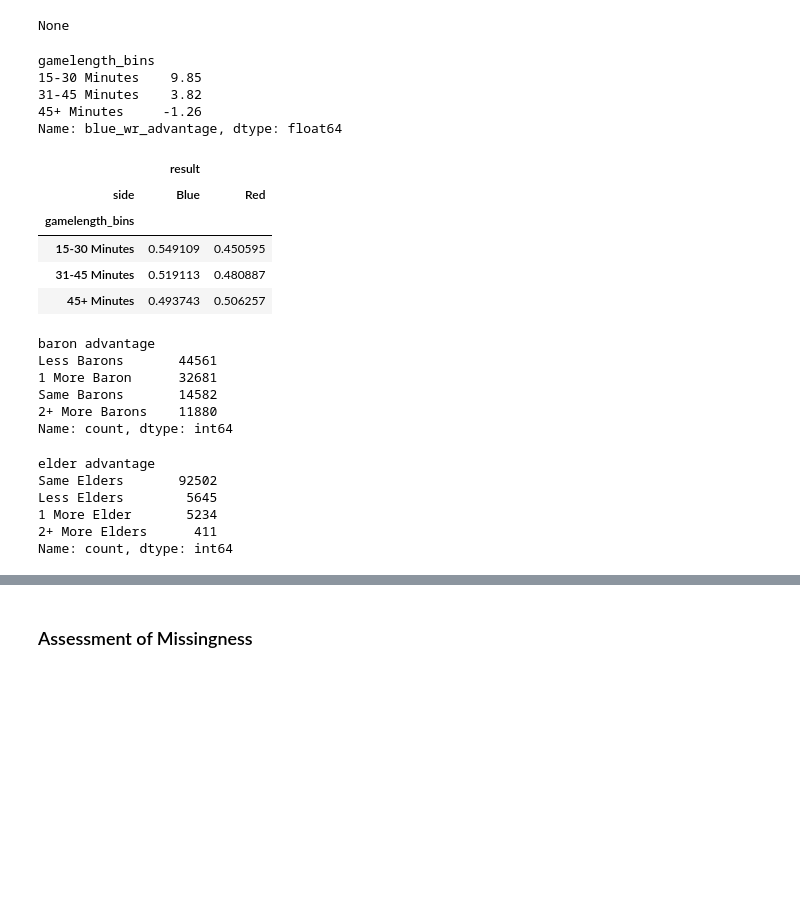
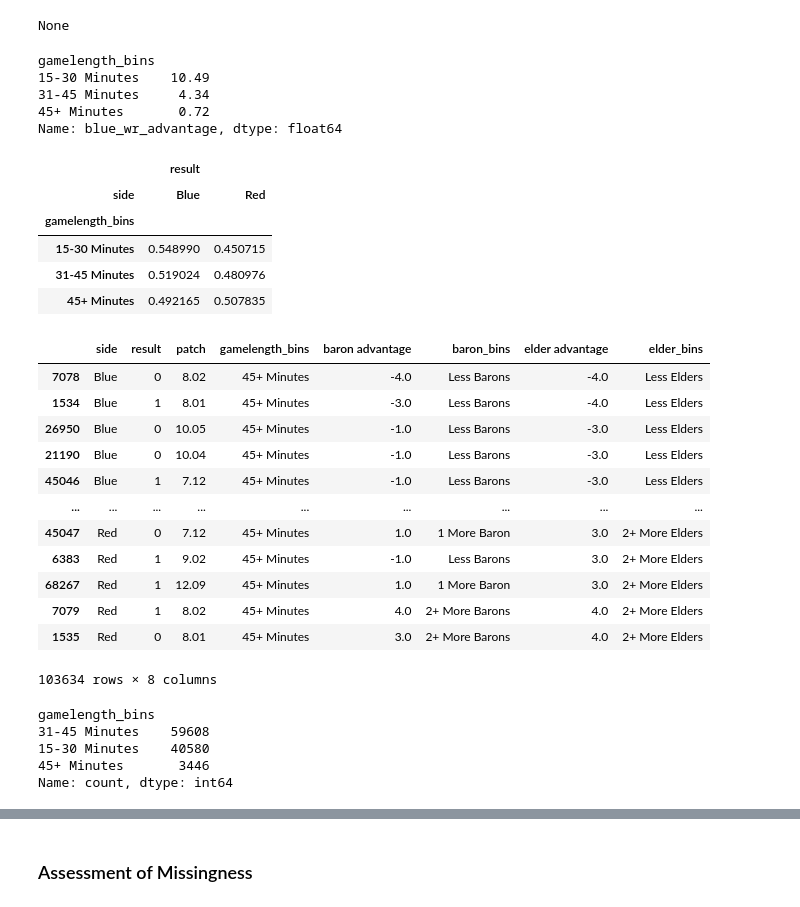
Before and after one commit to kingof2s/Pro-league-data-Red-vs-Blue, a Jupyter notebook: final_notebook.ipynb, the cells around one changed output, grey strips where cells are left out. Cells and saved outputs as stored; diff of their text form; code cells hidden in the pictures; blank space fills up the shorter version.

```diff
--- a/final_notebook.ipynb
+++ b/final_notebook.ipynb
@@ -25,12 +25,11 @@ import os
 pd.set_option('display.max_columns', None)
 
 directory = r'data'
-usecols = ['gameid','datacompleteness', 'league', 'year', 'date', 'game', 'patch',
+usecols = ['gameid','datacompleteness', 'league', 'year', 'date', 'patch',
            'side', 'position', 'playername', 'teamname', 'champion', 'gamelength', 'result',
-           'heralds', 'towers', 'inhibitors', 'barons', 'opp_barons','dragons', 'elders', 'opp_elders', 'vspm']
+           'barons', 'opp_barons', 'dragons', 'elders', 'opp_elders']
 
 df = pd.DataFrame()
 for filename in tqdm(os.listdir(directory)):
     new_df = pd.read_csv(os.path.join(directory, filename), usecols=usecols)
     df = pd.concat([df, new_df])
-df
@@ -57,12 +42,11 @@ df['date'] = pd.to_datetime(df['date'])
 time_cutoff = pd.to_datetime('2023-10-01')
 
 df = df[df['date'] < time_cutoff]
-df = df.query("patch >= 7.10")
 df['Win?'] = df['result'].map({0: 'Loss', 1: 'Win'})
 
 # Filter out incomplete data, and fill in NA player names with 'unknown player'
 df = df[df['datacompleteness'] == 'complete']
+df = df.drop(columns=['datacompleteness', 'year', 'date'])
 df_teams = df.query('position == "team"')
+df_teams = df_teams.drop(columns=['gameid','position', 'playername', 'champion', 'teamname'])
 df_players = df.query('position != "team"')
-
-df
@@ -82,0 +81,3 @@ df
+# %%
+df_teams['missing_dragons'] = df_teams['dragons'].isna()
+df_teams.groupby('league')['missing_dragons'].mean().sort_values()
@@ -111,7 +128,7 @@ wr_length = (df_teams.assign(gamelength_bins=gamelength_bins)
  )
 
 customdata = np.stack([gamelength_bins.value_counts(), gamelength_bins.value_counts(normalize=True)*100], axis=-1)
-fig = px.bar(wr_length, title='Blue Side Winrate Advantage by Game Length')
+fig = px.bar(wr_length, title='Blue Side Winrate Advantage by Game Length', template='plotly_dark')
 # Change it to categorical
 fig.update_xaxes(type='category', title='Game Length')
 fig.update_yaxes(title='Blue Side Winrate % Difference')
@@ -138,49 +155,58 @@ print(wr_length)
 wr_length = []
 # %% [output]
 gamelength_bins
-15-30 Minutes    9.85
-31-45 Minutes    3.82
-45+ Minutes     -1.26
+15-30 Minutes    10.49
+31-45 Minutes     4.34
+45+ Minutes       0.72
 Name: blue_wr_advantage, dtype: float64
 # %%
 df_obj_by_gl = (df_teams[['side', 'result', 'patch', 'elders', 'barons', 'opp_elders', 'opp_barons']]
  .assign(gamelength_bins=gamelength_bins)
 )
+
 df_obj_by_gl['elder advantage'] = df_obj_by_gl['elders'] - df_obj_by_gl['opp_elders']
 df_obj_by_gl['baron advantage'] = df_obj_by_gl['barons'] - df_obj_by_gl['opp_barons']
 
 baron_bins = pd.cut(df_obj_by_gl['baron advantage'], bins=[-np.inf, -0.01, 0.99, 1.99, np.inf], labels=['Less Barons', 'Same Barons', '1 More Baron', '2+ More Barons'], right=True)
 elder_bins = pd.cut(df_obj_by_gl['elder advantage'], bins=[-np.inf, -0.01, 0.99, 1.99, np.inf], labels=['Less Elders', 'Same Elders', '1 More Elder', '2+ More Elders'], right=True)
 df_obj_by_gl['baron_bins'] = baron_bins
 df_obj_by_gl['elder_bins'] = elder_bins
+df_obj_by_gl = df_obj_by_gl.dropna(axis=0, how='any')
 df_obj_by_gl = df_obj_by_gl[['side', 'result', 'patch', 'gamelength_bins', 'baron advantage','baron_bins', 'elder advantage', 'elder_bins']]
+
 
 (df_obj_by_gl
  .groupby(['gamelength_bins', 'side'])
  [['result']].mean().unstack()
 )
 # %% [output]
 |  | result |  |
 | side | Blue | Red |
 | gamelength_bins |  |  |
-| 15-30 Minutes | 0.549109 | 0.450595 |
-| 31-45 Minutes | 0.519113 | 0.480887 |
-| 45+ Minutes | 0.493743 | 0.506257 |
+| 15-30 Minutes | 0.548990 | 0.450715 |
+| 31-45 Minutes | 0.519024 | 0.480976 |
+| 45+ Minutes | 0.492165 | 0.507835 |
-# %%
-baron_bins.value_counts()
-# %% [output]
-baron advantage
-Less Barons       44561
-1 More Baron      32681
-Same Barons       14582
-2+ More Barons    11880
-Name: count, dtype: int64
-# %%
-elder_bins.value_counts()
-# %% [output]
-elder advantage
-Same Elders       92502
-Less Elders        5645
-1 More Elder       5234
-2+ More Elders      411
-Name: count, dtype: int64
+# %%
+df_obj_by_gl.sort_values('elder advantage')
+# %% [output]
+|  | side | result | patch | gamelength_bins | baron advantage | baron_bins | elder advantage | elder_bins |
+| 7078 | Blue | 0 | 8.02 | 45+ Minutes | -4.0 | Less Barons | -4.0 | Less Elders |
+| 1534 | Blue | 1 | 8.01 | 45+ Minutes | -3.0 | Less Barons | -4.0 | Less Elders |
+| 26950 | Blue | 0 | 10.05 | 45+ Minutes | -1.0 | Less Barons | -3.0 | Less Elders |
+| 21190 | Blue | 0 | 10.04 | 45+ Minutes | -1.0 | Less Barons | -3.0 | Less Elders |
+| 45046 | Blue | 1 | 7.12 | 45+ Minutes | -1.0 | Less Barons | -3.0 | Less Elders |
+| ... | ... | ... | ... | ... | ... | ... | ... | ... |
+| 45047 | Red | 0 | 7.12 | 45+ Minutes | 1.0 | 1 More Baron | 3.0 | 2+ More Elders |
+| 6383 | Red | 1 | 9.02 | 45+ Minutes | -1.0 | Less Barons | 3.0 | 2+ More Elders |
+| 68267 | Red | 1 | 12.09 | 45+ Minutes | 1.0 | 1 More Baron | 3.0 | 2+ More Elders |
+| 7079 | Red | 1 | 8.02 | 45+ Minutes | 4.0 | 2+ More Barons | 4.0 | 2+ More Elders |
+| 1535 | Red | 0 | 8.01 | 45+ Minutes | 3.0 | 2+ More Barons | 4.0 | 2+ More Elders |
+103634 rows × 8 columns
+# %%
+df_obj_by_gl['gamelength_bins'].value_counts()
+# %% [output]
+gamelength_bins
+31-45 Minutes    59608
+15-30 Minutes    40580
+45+ Minutes       3446
+Name: count, dtype: int64
```
Also changed, not shown: parts of 11 cells of this notebook, 9 other files.
